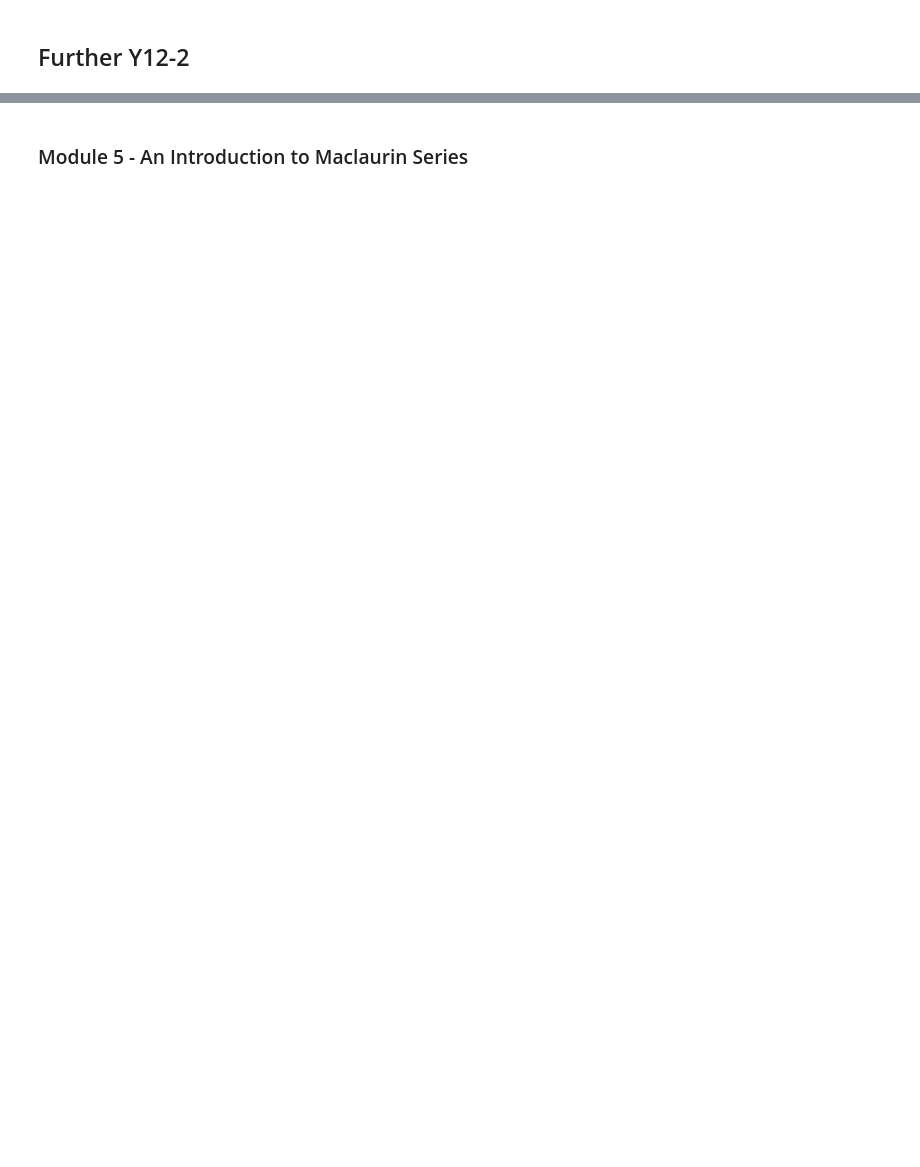
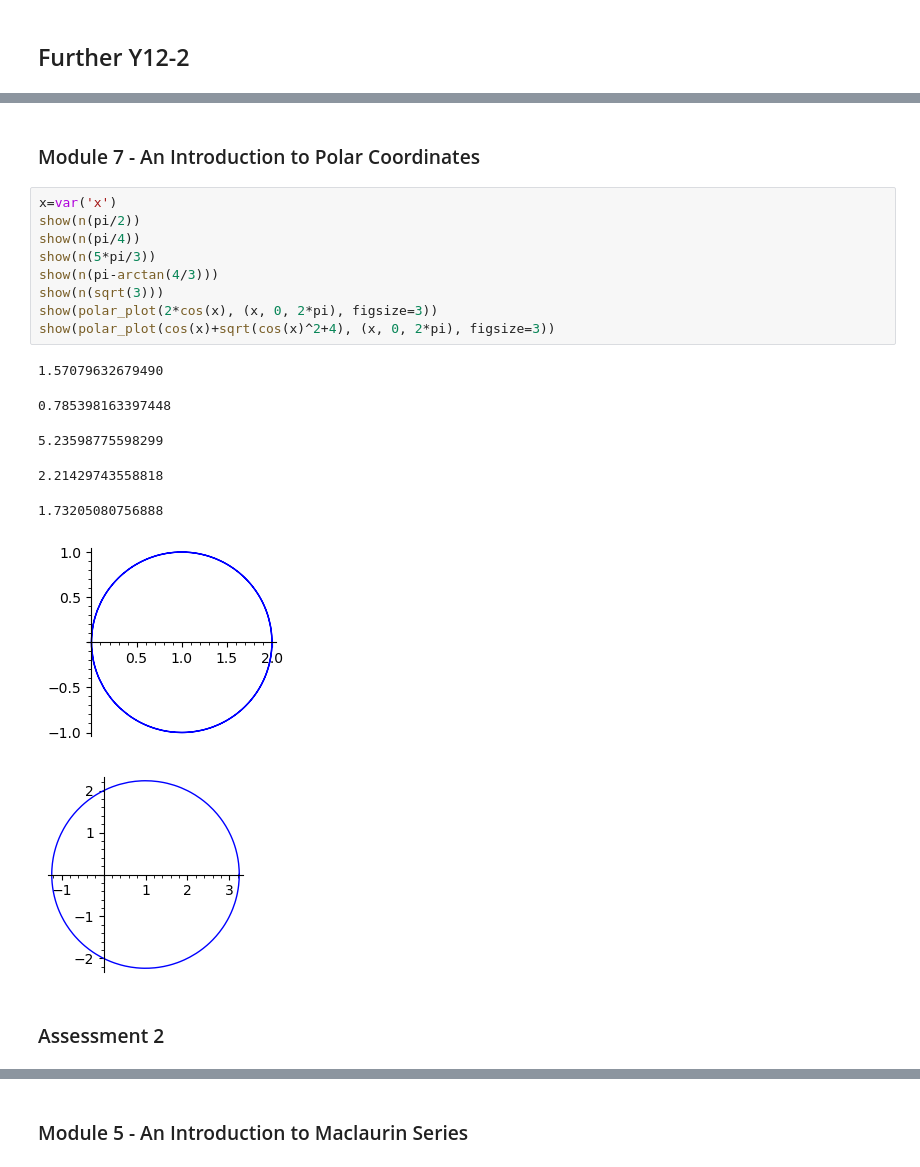
Before and after one commit to tomctang/10pe, a Jupyter notebook: Alevel_math_further.ipynb, the cells around one changed output, grey strips where cells are left out. Cells and saved outputs as stored; diff of their text form; blank space fills up the shorter version.

```diff
--- a/Alevel_math_further.ipynb
+++ b/Alevel_math_further.ipynb
@@ -15,0 +108,21 @@ InverseFunction[Sin][1]//N  (*Wolfram 后线// *)
+# %% [markdown]
+### Module 7 - An Introduction to Polar Coordinates
+# %%
+x=var('x')
+show(n(pi/2))
+show(n(pi/4))
+show(n(5*pi/3))
+show(n(pi-arctan(4/3)))
+show(n(sqrt(3)))
+show(polar_plot(2*cos(x), (x, 0, 2*pi), figsize=3))
+show(polar_plot(cos(x)+sqrt(cos(x)^2+4), (x, 0, 2*pi), figsize=3))
+# %% [output]
+1.57079632679490
+0.785398163397448
+5.23598775598299
+2.21429743558818
+1.73205080756888
+[figure, added]
+[figure, added]
+# %% [markdown]
+### Assessment 2
```
Also changed, not shown: parts of 86 cells of this notebook.
